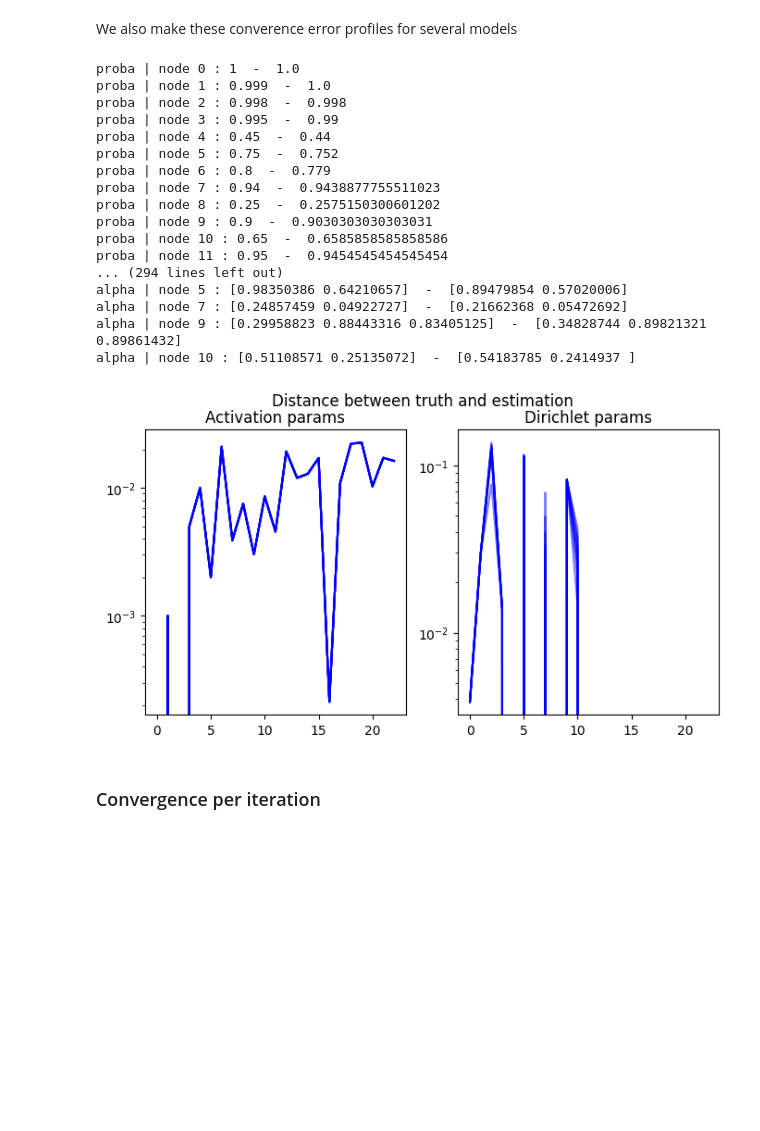
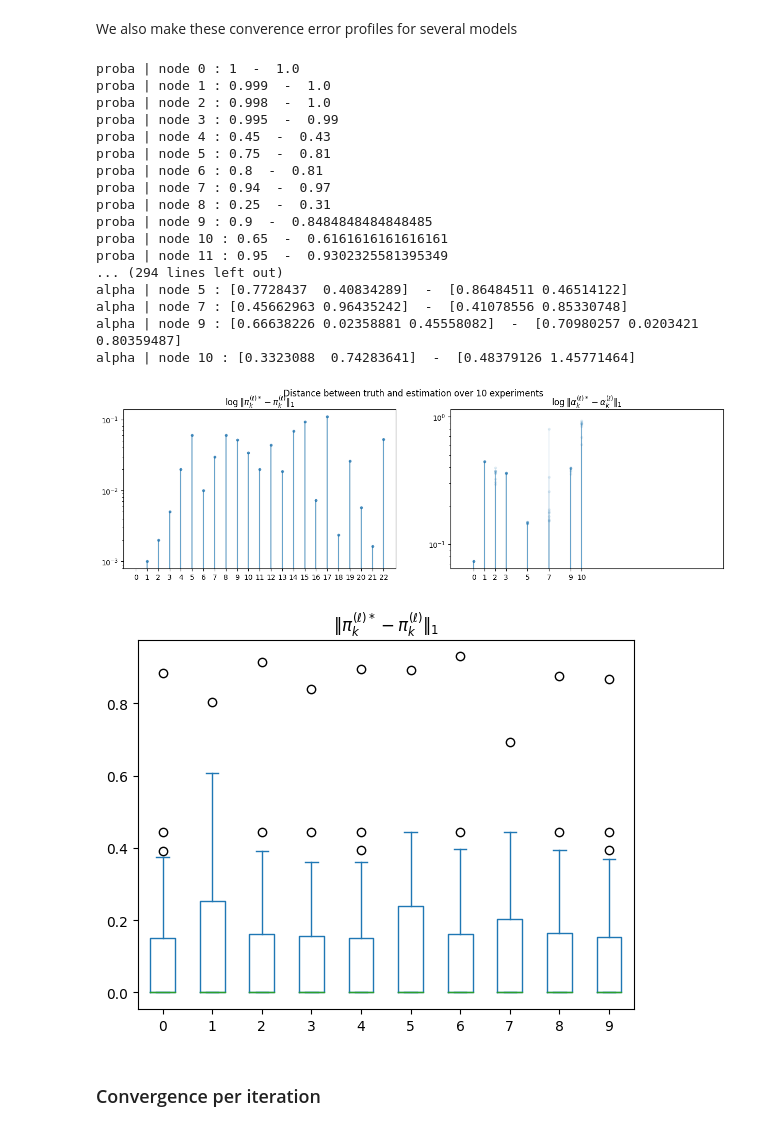
Before and after one commit to AlexandreChaussard/Stage-Microbiote, a Jupyter notebook: Microbiota-Generative-Models/src/playground/bernoulli_tree/benchmark_bernoulli_tree.ipynb, the cells around one changed output. Saved outputs shown, nothing was run; the diff lists cells and outputs as text; code cells hidden in the pictures; blank space fills up the shorter version.

```diff
--- a/Microbiota-Generative-Models/src/playground/bernoulli_tree/benchmark_bernoulli_tree.ipynb
+++ b/Microbiota-Generative-Models/src/playground/bernoulli_tree/benchmark_bernoulli_tree.ipynb
@@ -46,7 +46,7 @@ from src.model import BernoulliTreePrior, DirichletAbundanceTreePosterior
 import numpy as np
 
 # Generate the dataset based on the previous architecture
-dataset_size = 1000
+dataset_size = 100
 
 # First we define the parameters of the model, which are our objectives
 activation_probabilities = {
@@ -83,7 +83,7 @@ for i, adjacency in enumerate(global_tree.adjacent_matrix):
 
 def generate_dataset(size):
 
-    prior = BernoulliTreePrior(global_tree.adjacent_matrix, activation_probabilities)
+    prior = BernoulliTreePrior(global_tree, activation_probabilities)
     posterior = DirichletAbundanceTreePosterior(global_tree, dirichlet_parameters)
 
     trees = []
@@ -110,7 +110,7 @@ plt.show()
 # %%
 # Using the artificial dataset, we try to compute the p(X,T)
 
-prior = BernoulliTreePrior(global_tree.adjacent_matrix, activation_probabilities={})
+prior = BernoulliTreePrior(global_tree, activation_probabilities={})
 posterior = DirichletAbundanceTreePosterior(global_tree, dirichlet_parameters={})
 
 prior.fit(trees)
@@ -154,7 +154,7 @@ posterior_list = []
 
 for _ in range(n_repeat):
     print("* Experiment", _)
-    prior = BernoulliTreePrior(global_tree.adjacent_matrix, activation_probabilities={})
+    prior = BernoulliTreePrior(global_tree, activation_probabilities={})
     posterior = DirichletAbundanceTreePosterior(global_tree, dirichlet_parameters={})
 
     prior.fit(trees)
@@ -239,39 +251,61 @@ alpha | node 10 : [0.45049887 0.84991633]  -  [0.42367809 0.79254401]
 # %% [markdown]
 We also make these converence error profiles for several models
 # %%
-fig, axs = plt.subplots(1, 2, figsize=(8, 4))
+import pandas as pd
+
+fig, axs = plt.subplots(1, 2, figsize=(15, 4))
+alpha = 0.1
+
+df_dirichlet_params_difference = {}
 
 for i in range(len(prior_list)):
     prior = prior_list[i]
     posterior = posterior_list[i]
     activation_proba_difference, dirichlet_params_difference = compute_params_difference(prior, posterior, printValues=True)
-    axs[0].plot(activation_proba_difference, color='blue', alpha=0.5)
-    axs[1].plot(dirichlet_params_difference, color='blue', alpha=0.5)
-    axs[0].set_title("Activation params")
-    axs[1].set_title("Dirichlet params")
+    df_dirichlet_params_difference[i] = dirichlet_params_difference
+    axs[0].plot(activation_proba_difference, marker=".", linestyle="", color='C0', alpha=alpha)
+    axs[0].set_xticks(np.arange(0, len(activation_proba_difference)))
+    for node_index, diff in enumerate(activation_proba_difference):
+        axs[0].vlines(x = node_index, ymin=0, ymax = diff, color="C0", alpha=alpha)
+    axs[1].plot(dirichlet_params_difference, marker=".", linestyle="", color="C0", alpha=alpha)
+    dirichlet_xaxis = []
+    for node in global_tree.nodes:
+        if node.countChildren() > 1:
+            dirichlet_xaxis.append((node.index))
+    axs[1].set_xticks(dirichlet_xaxis)
+    for node_index, diff in enumerate(dirichlet_params_difference):
+        axs[1].vlines(x = node_index, ymin=0, ymax = diff, color="C0", alpha=alpha)
+    axs[0].set_title("$\log \Vert \pi_k^{(\ell)*} - \pi_k^{(\ell)} \Vert_1$")
+    axs[1].set_title("$\log \Vert \\alpha_k^{(\ell)*} - \\alpha_k^{(\ell)} \Vert_1$")
+    axs[1].plot([-1], [1])
     axs[1].set_yscale("log")
     axs[0].set_yscale("log")
-fig.suptitle("Distance between truth and estimation")
+fig.suptitle(f"Distance between truth and estimation over {len(prior_list)} experiments")
+
+df_dirichlet_params_difference = pd.DataFrame(df_dirichlet_params_difference)
+df_dirichlet_params_difference.plot(kind='box', title='$\Vert \pi_k^{(\ell)*} - \pi_k^{(\ell)} \Vert_1$')
+
 plt.show()
 # %% [output]
 proba | node 0 : 1  -  1.0
 proba | node 1 : 0.999  -  1.0
-proba | node 2 : 0.998  -  0.998
+proba | node 2 : 0.998  -  1.0
 proba | node 3 : 0.995  -  0.99
-proba | node 4 : 0.45  -  0.44
-proba | node 5 : 0.75  -  0.752
-proba | node 6 : 0.8  -  0.779
-proba | node 7 : 0.94  -  0.9438877755511023
-proba | node 8 : 0.25  -  0.2575150300601202
-proba | node 9 : 0.9  -  0.9030303030303031
-proba | node 10 : 0.65  -  0.6585858585858586
-proba | node 11 : 0.95  -  0.9454545454545454
+proba | node 4 : 0.45  -  0.43
+proba | node 5 : 0.75  -  0.81
+proba | node 6 : 0.8  -  0.81
+proba | node 7 : 0.94  -  0.97
+proba | node 8 : 0.25  -  0.31
+proba | node 9 : 0.9  -  0.8484848484848485
+proba | node 10 : 0.65  -  0.6161616161616161
+proba | node 11 : 0.95  -  0.9302325581395349
 ... (294 lines left out)
-alpha | node 5 : [0.98350386 0.64210657]  -  [0.89479854 0.57020006]
-alpha | node 7 : [0.24857459 0.04922727]  -  [0.21662368 0.05472692]
-alpha | node 9 : [0.29958823 0.88443316 0.83405125]  -  [0.34828744 0.89821321 0.89861432]
-alpha | node 10 : [0.51108571 0.25135072]  -  [0.54183785 0.2414937 ]
+alpha | node 5 : [0.7728437  0.40834289]  -  [0.86484511 0.46514122]
+alpha | node 7 : [0.45662963 0.96435242]  -  [0.41078556 0.85330748]
+alpha | node 9 : [0.66638226 0.02358881 0.45558082]  -  [0.70980257 0.0203421  0.80359487]
+alpha | node 10 : [0.3323088  0.74283641]  -  [0.48379126 1.45771464]
-[figure, old version]
+[figure, new version]
+[figure, added]
 # %% [markdown]
 ### Convergence per iteration
 # %% [markdown]
```
Also changed, not shown: parts of 7 cells of this notebook, 3 other files.
